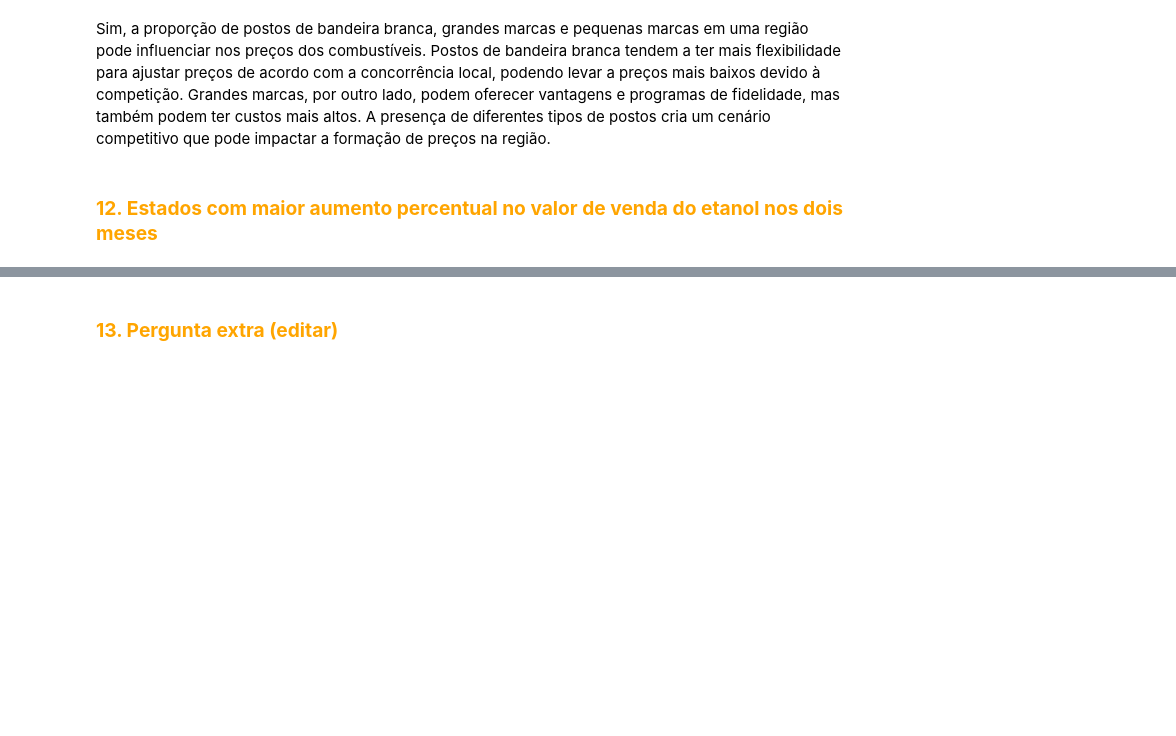
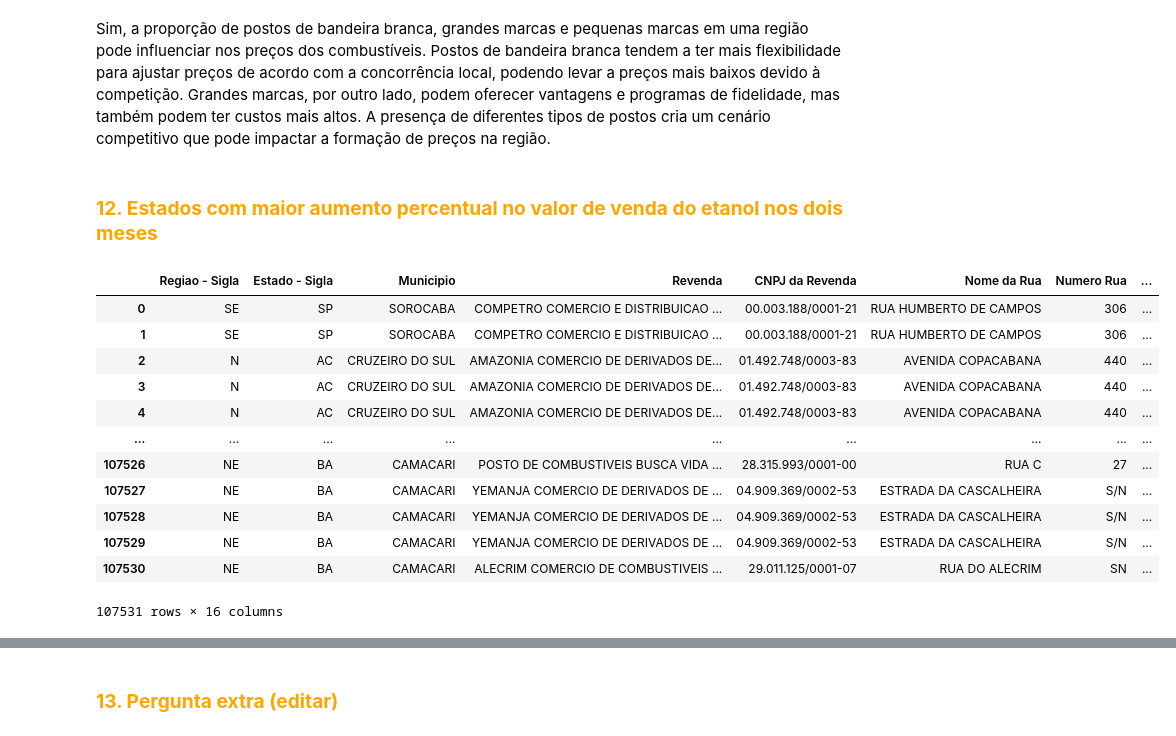
Before and after one commit to gideoni-santos/projeto-squad5-m4, a Jupyter notebook: Analise_combustiveis.ipynb, the cells around one changed output, grey strips where cells are left out. Saved outputs shown, nothing was run; the diff lists cells and outputs as text; code cells hidden in the pictures; blank space fills up the shorter version.

```diff
--- a/Analise_combustiveis.ipynb
+++ b/Analise_combustiveis.ipynb
@@ -1269,6 +1203,22 @@ proporcoes_por_regiao.round(2)
 Sim, a proporção de postos de bandeira branca, grandes marcas e pequenas marcas em uma região pode influenciar nos preços dos combustíveis. Postos de bandeira branca tendem a ter mais flexibilidade para ajustar preços de acordo com a concorrência local, podendo levar a preços mais baixos devido à competição. Grandes marcas, por outro lado, podem oferecer vantagens e programas de fidelidade, mas também podem ter custos mais altos. A presença de diferentes tipos de postos cria um cenário competitivo que pode impactar a formação de preços na região.
 # %% [markdown]
 ###  <font color = orange>**12. Estados com maior aumento percentual no valor de venda do etanol nos dois meses**
+# %%
+data
+# %% [output]
+|  | Regiao - Sigla | Estado - Sigla | Municipio | Revenda | CNPJ da Revenda | Nome da Rua | Numero Rua | ... |
+| 0 | SE | SP | SOROCABA | COMPETRO COMERCIO E DISTRIBUICAO ... | 00.003.188/0001-21 | RUA HUMBERTO DE CAMPOS | 306 | ... |
+| 1 | SE | SP | SOROCABA | COMPETRO COMERCIO E DISTRIBUICAO ... | 00.003.188/0001-21 | RUA HUMBERTO DE CAMPOS | 306 | ... |
+| 2 | N | AC | CRUZEIRO DO SUL | AMAZONIA COMERCIO DE DERIVADOS DE... | 01.492.748/0003-83 | AVENIDA COPACABANA | 440 | ... |
+| 3 | N | AC | CRUZEIRO DO SUL | AMAZONIA COMERCIO DE DERIVADOS DE... | 01.492.748/0003-83 | AVENIDA COPACABANA | 440 | ... |
+| 4 | N | AC | CRUZEIRO DO SUL | AMAZONIA COMERCIO DE DERIVADOS DE... | 01.492.748/0003-83 | AVENIDA COPACABANA | 440 | ... |
+| ... | ... | ... | ... | ... | ... | ... | ... | ... |
+| 107526 | NE | BA | CAMACARI | POSTO DE COMBUSTIVEIS BUSCA VIDA ... | 28.315.993/0001-00 | RUA C | 27 | ... |
+| 107527 | NE | BA | CAMACARI | YEMANJA COMERCIO DE DERIVADOS DE ... | 04.909.369/0002-53 | ESTRADA DA CASCALHEIRA | S/N | ... |
+| 107528 | NE | BA | CAMACARI | YEMANJA COMERCIO DE DERIVADOS DE ... | 04.909.369/0002-53 | ESTRADA DA CASCALHEIRA | S/N | ... |
+| 107529 | NE | BA | CAMACARI | YEMANJA COMERCIO DE DERIVADOS DE ... | 04.909.369/0002-53 | ESTRADA DA CASCALHEIRA | S/N | ... |
+| 107530 | NE | BA | CAMACARI | ALECRIM COMERCIO DE COMBUSTIVEIS ... | 29.011.125/0001-07 | RUA DO ALECRIM | SN | ... |
+107531 rows × 16 columns
 # %%
 import pandas as pd
 
```
Also changed, not shown: parts of 19 cells of this notebook.
